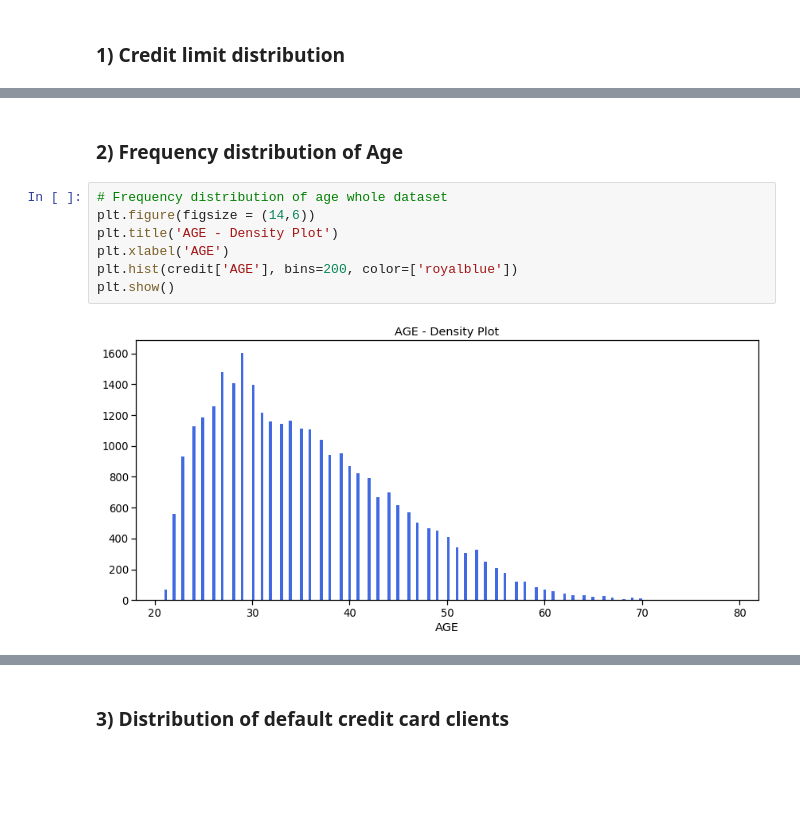
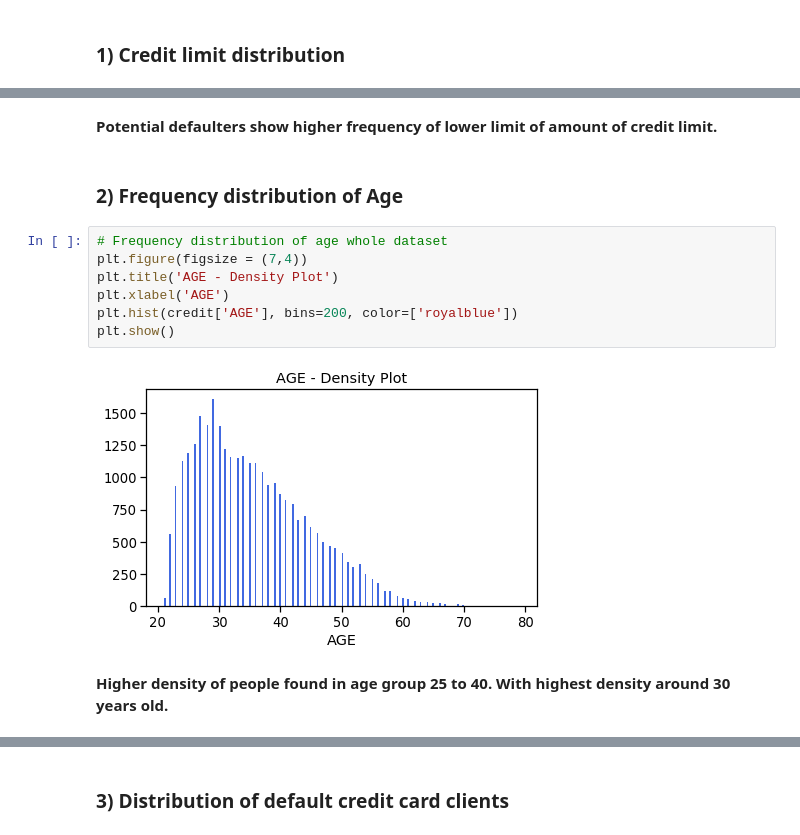
Before and after one commit to guptaaxita/Credit_card_default_EDA, a Jupyter notebook: Course5_Task2_EDA.ipynb, the cells around one changed output, grey strips where cells are left out. Drawn from its saved outputs; the diff is of its cells as text; blank space fills up the shorter version.

```diff
--- a/Course5_Task2_EDA.ipynb
+++ b/Course5_Task2_EDA.ipynb
@@ -177,12 +182,16 @@ The 'normed' kwarg was deprecated in Matplotlib 2.1 and will be removed in 3.1.
+# %% [markdown]
+**Potential defaulters show higher frequency of lower limit of amount of credit limit.**
 # %% [markdown]
 ### 2) Frequency distribution of Age
 # %%
 # Frequency distribution of age whole dataset
-plt.figure(figsize = (14,6))
+plt.figure(figsize = (7,4))
 plt.title('AGE - Density Plot')
 plt.xlabel('AGE')
 plt.hist(credit['AGE'], bins=200, color=['royalblue'])
 plt.show()
 # %% [output]
-[figure, old version]
+[figure, new version]
+# %% [markdown]
+**Higher density of people found in age group 25 to 40. With highest density around 30 years old.**
 # %%
```
Also changed, not shown: parts of 126 cells of this notebook.
